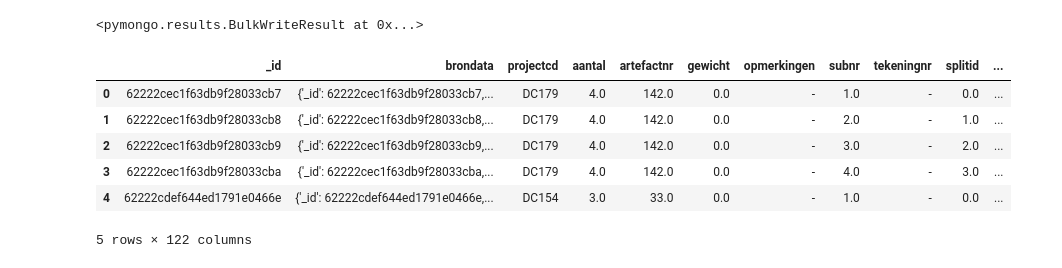
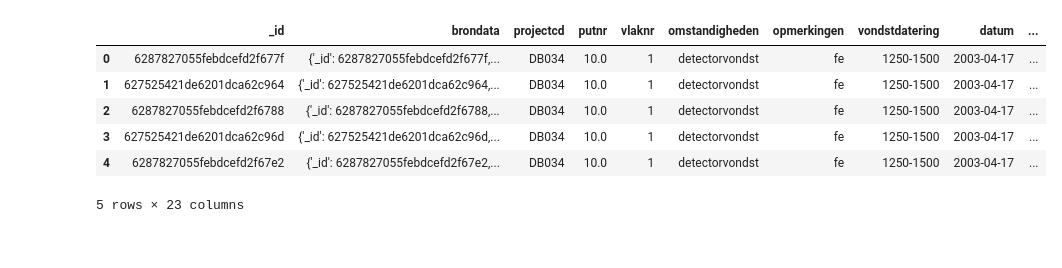
Before and after one commit to brienen/wasstraat_archeologische_data, a Jupyter notebook: notebooks/Untitled.ipynb, the cells around one changed output. Saved outputs shown, nothing was run; the diff lists cells and outputs as text; code cells hidden in the pictures.

```diff
--- a/notebooks/Untitled.ipynb
+++ b/notebooks/Untitled.ipynb
@@ -48,16 +35,0 @@ df_artefact.head(5)
-# %%
-## updates=[ UpdateOne({'_id':x['_id']}, {'$set':x}, upsert=True) for x in [v.dropna().to_dict() for k,v in df.iterrows()]]  #
-
-
-updates = []
-for i, row in df_artefact.iterrows():
-    updates.append(pymongo.UpdateMany({'projectcd': row['projectcd'], 'artefactnr': row['artefactnr']},
-        {'$set': {'aantal': row['aantal'],
-                  'gewicht': row['gewicht'],
-                  'materiaalcode': row['materiaalcode'],
-                  'materiaalspecifiek': row['materiaalspecifiek'],
-                  'vondstnr': None}}))
-
-analyseCol.bulk_write(updates)
-# %% [output]
-<pymongo.results.BulkWriteResult at 0x...>
@@ -64,14 +135,14 @@ analyseCol.bulk_write(updates)
 # %%
-grp_aggr = [{"$match" : {"brondata.ARTEFACT": {'$exists': {"$toBool": 1}}}},
-            {"$match" : {"brondata.table": { "$ne": "ARTEFACT" }}}]
-
-df_match = pd.DataFrame(list(analyseCol.aggregate(grp_aggr)))
-df_match.head(5)
+grp_aggr = [{"$match" : {'soort': 'Vondst', 'vondstdatering': {'$exists': True}}}]
+df_vondst = pd.DataFrame(list(analyseCol.aggregate(grp_aggr)))
+df_vondst['datering'] = df_vondst['vondstdatering']
+df_vondst['nieuw'] = ""
+df_vondst.head()
 # %% [output]
-|  | _id | brondata | projectcd | aantal | artefactnr | gewicht | opmerkingen | subnr | tekeningnr | splitid | ... |
-| 0 | 62222cec1f63db9f28033cb7 | {'_id': 62222cec1f63db9f28033cb7,... | DC179 | 4.0 | 142.0 | 0.0 | - | 1.0 | - | 0.0 | ... |
-| 1 | 62222cec1f63db9f28033cb8 | {'_id': 62222cec1f63db9f28033cb8,... | DC179 | 4.0 | 142.0 | 0.0 | - | 2.0 | - | 1.0 | ... |
-| 2 | 62222cec1f63db9f28033cb9 | {'_id': 62222cec1f63db9f28033cb9,... | DC179 | 4.0 | 142.0 | 0.0 | - | 3.0 | - | 2.0 | ... |
-| 3 | 62222cec1f63db9f28033cba | {'_id': 62222cec1f63db9f28033cba,... | DC179 | 4.0 | 142.0 | 0.0 | - | 4.0 | - | 3.0 | ... |
-| 4 | 62222cdef644ed1791e0466e | {'_id': 62222cdef644ed1791e0466e,... | DC154 | 3.0 | 33.0 | 0.0 | - | 1.0 | - | 0.0 | ... |
+|  | _id | brondata | projectcd | putnr | vlaknr | omstandigheden | opmerkingen | vondstdatering | datum | ... |
+| 0 | 6287827055febdcefd2f677f | {'_id': 6287827055febdcefd2f677f,... | DB034 | 10.0 | 1 | detectorvondst | fe | 1250-1500 | 2003-04-17 | ... |
+| 1 | 627525421de6201dca62c964 | {'_id': 627525421de6201dca62c964,... | DB034 | 10.0 | 1 | detectorvondst | fe | 1250-1500 | 2003-04-17 | ... |
+| 2 | 6287827055febdcefd2f6788 | {'_id': 6287827055febdcefd2f6788,... | DB034 | 10.0 | 1 | detectorvondst | fe | 1250-1500 | 2003-04-17 | ... |
+| 3 | 627525421de6201dca62c96d | {'_id': 627525421de6201dca62c96d,... | DB034 | 10.0 | 1 | detectorvondst | fe | 1250-1500 | 2003-04-17 | ... |
+| 4 | 6287827055febdcefd2f67e2 | {'_id': 6287827055febdcefd2f67e2,... | DB034 | 10.0 | 1 | detectorvondst | fe | 1250-1500 | 2003-04-17 | ... |
-5 rows × 122 columns
+5 rows × 23 columns
```
Also changed, not shown: parts of 18 cells of this notebook, 28 other files.
